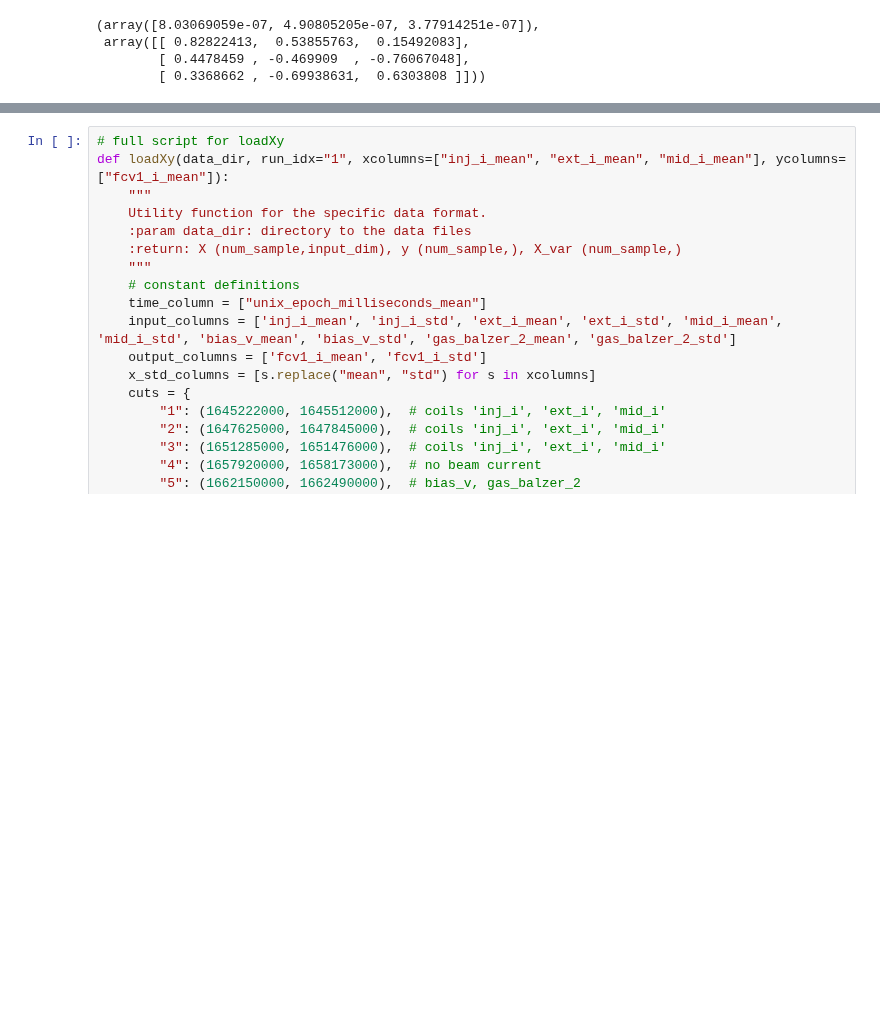
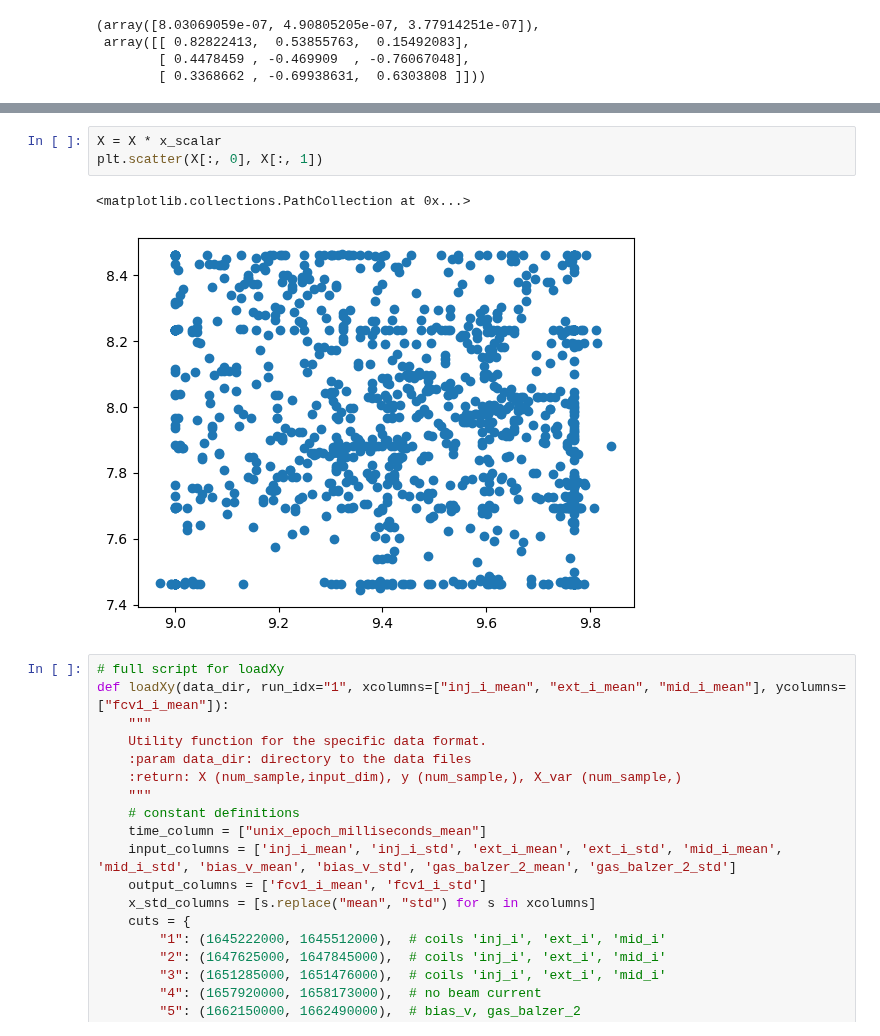
Before and after one commit to yubinhu/Venus-Exploration, a Jupyter notebook: New Data/new_data_processor.ipynb, the cells around one changed output, grey strips where cells are left out. Saved outputs shown, nothing was run; the diff lists cells and outputs as text; blank space fills up the shorter version.

```diff
--- a/New Data/new_data_processor.ipynb
+++ b/New Data/new_data_processor.ipynb
@@ -98,3 +98,9 @@ plt.scatter(mat[:,0], mat[:,1])
+# %%
+X = X * x_scalar
+plt.scatter(X[:, 0], X[:, 1])
+# %% [output]
+<matplotlib.collections.PathCollection at 0x...>
+[figure, added]
 # %%
 # full script for loadXy
 def loadXy(data_dir, run_idx="1", xcolumns=["inj_i_mean", "ext_i_mean", "mid_i_mean"], ycolumns=["fcv1_i_mean"]):
```
Also changed, not shown: parts of 1 cell of this notebook, 11 other files.
